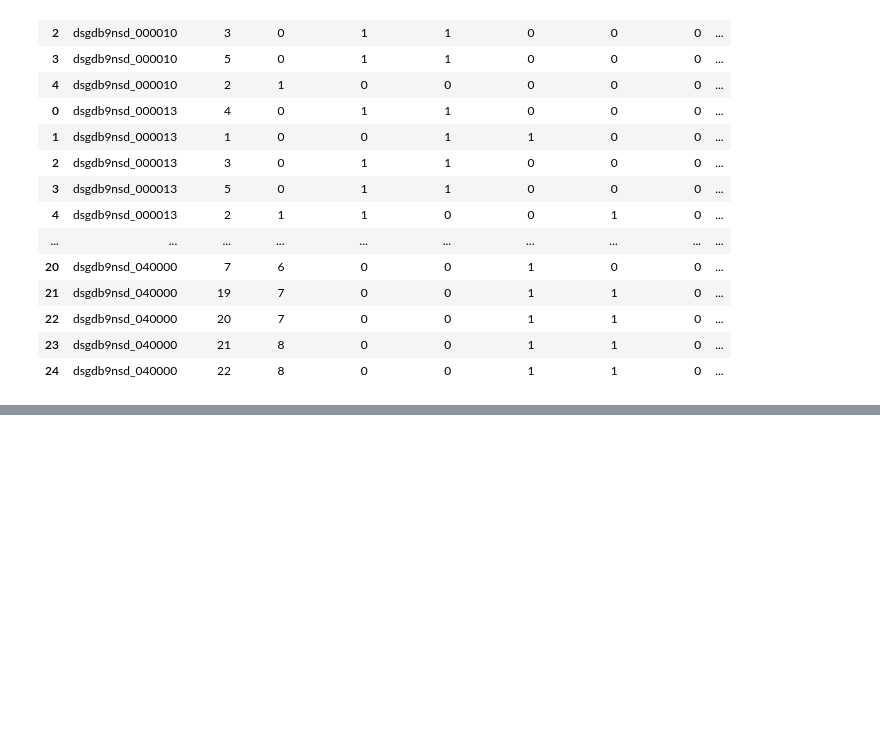
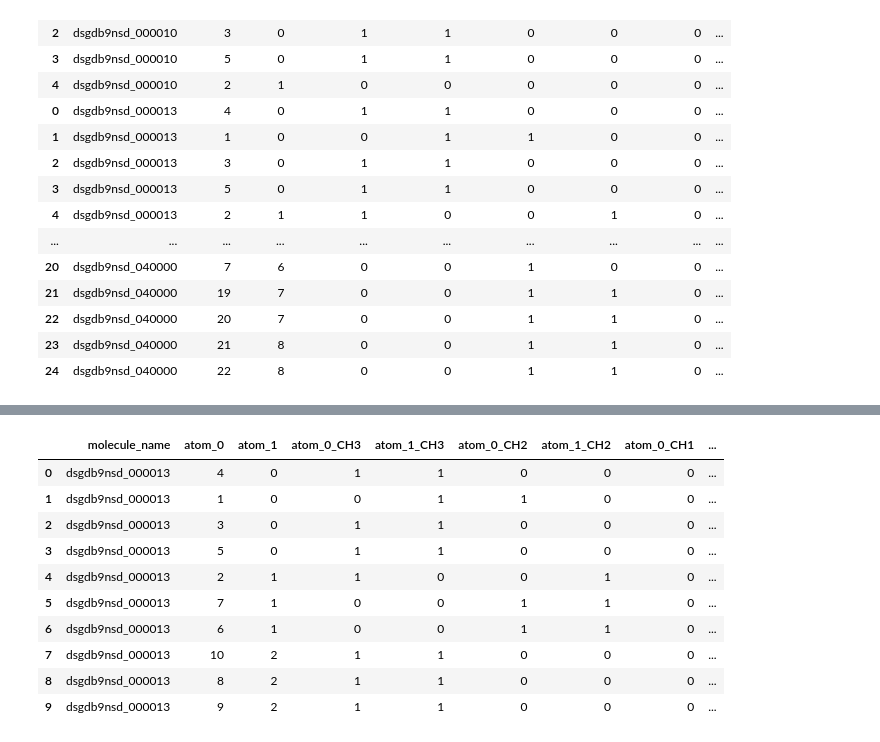
Before and after one commit to johngreibelarsen/predicting-molecular-properties, a Jupyter notebook: basic_feature_engineering_v6.ipynb, the cells around one changed output, grey strips where cells are left out. Cells and saved outputs as stored; diff of their text form; code cells hidden in the pictures; blank space fills up the shorter version.

```diff
--- a/basic_feature_engineering_v6.ipynb
+++ b/basic_feature_engineering_v6.ipynb
@@ -457,0 +751,3 @@ merged.head(200)
+# %%
+mol_neighbour_attributes_map = describe_molecule_neighbours('dsgdb9nsd_000013')
+neighbour_df = create_molecule_df(mol_neighbour_attributes_map)
@@ -457,0 +772,14 @@ merged.head(200)
+# %%
+neighbour_df.head(25)
+# %% [output]
+|  | molecule_name | atom_0 | atom_1 | atom_0_CH3 | atom_1_CH3 | atom_0_CH2 | atom_1_CH2 | atom_0_CH1 | ... |
+| 0 | dsgdb9nsd_000013 | 4 | 0 | 1 | 1 | 0 | 0 | 0 | ... |
+| 1 | dsgdb9nsd_000013 | 1 | 0 | 0 | 1 | 1 | 0 | 0 | ... |
+| 2 | dsgdb9nsd_000013 | 3 | 0 | 1 | 1 | 0 | 0 | 0 | ... |
+| 3 | dsgdb9nsd_000013 | 5 | 0 | 1 | 1 | 0 | 0 | 0 | ... |
+| 4 | dsgdb9nsd_000013 | 2 | 1 | 1 | 0 | 0 | 1 | 0 | ... |
+| 5 | dsgdb9nsd_000013 | 7 | 1 | 0 | 0 | 1 | 1 | 0 | ... |
+| 6 | dsgdb9nsd_000013 | 6 | 1 | 0 | 0 | 1 | 1 | 0 | ... |
+| 7 | dsgdb9nsd_000013 | 10 | 2 | 1 | 1 | 0 | 0 | 0 | ... |
+| 8 | dsgdb9nsd_000013 | 8 | 2 | 1 | 1 | 0 | 0 | 0 | ... |
+| 9 | dsgdb9nsd_000013 | 9 | 2 | 1 | 1 | 0 | 0 | 0 | ... |
```
Also changed, not shown: parts of 5 cells of this notebook.
